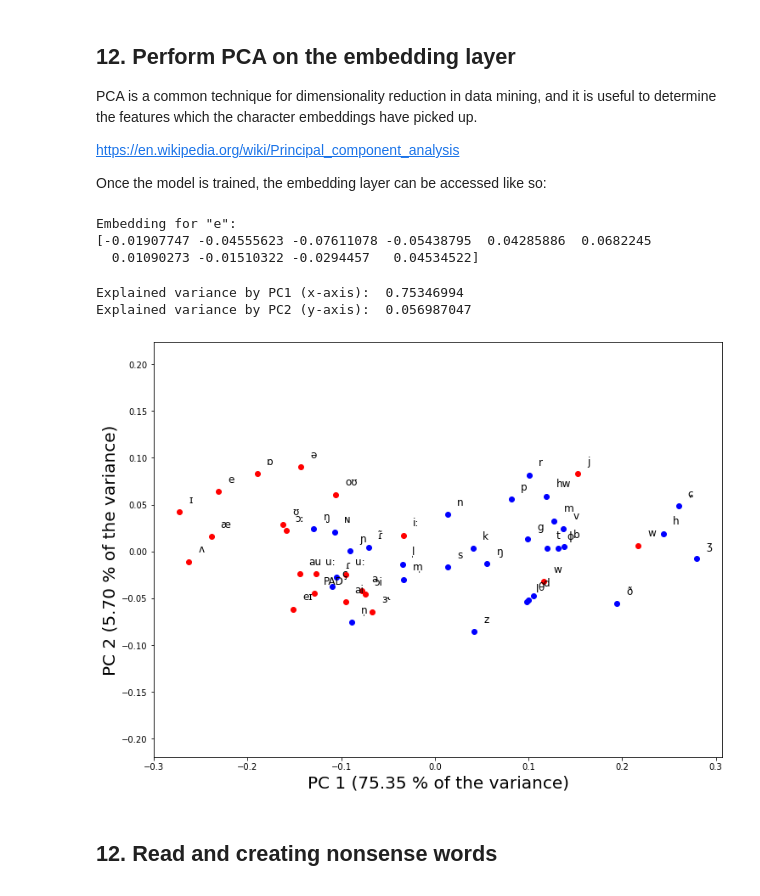
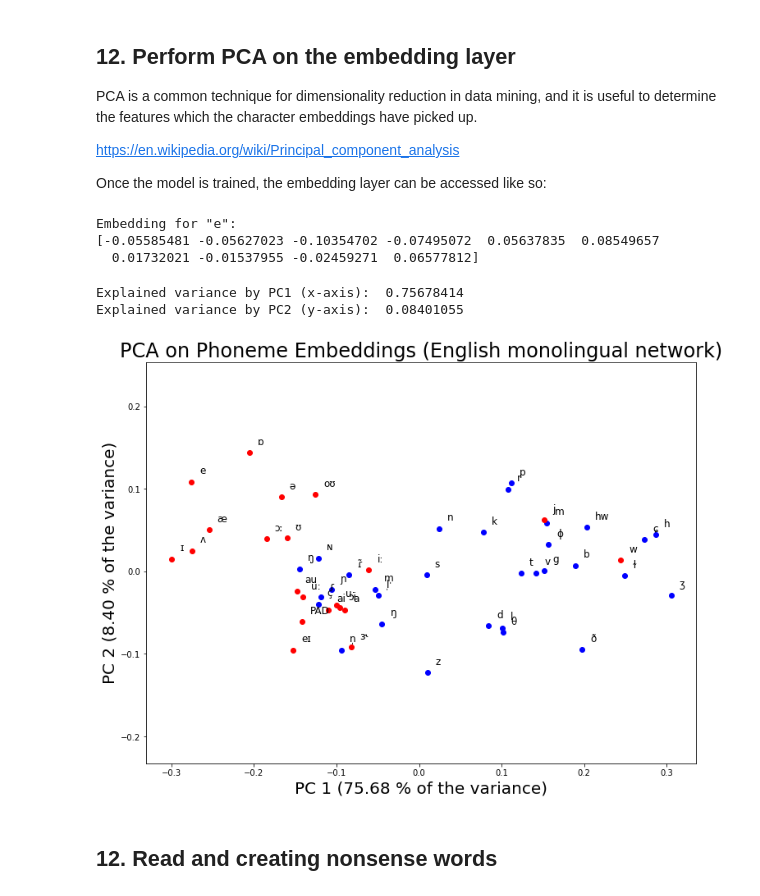
Before and after one commit to marcomzp/RNNs, a Jupyter notebook: EnglishEmbedding.ipynb, the cells around one changed output. Cells and saved outputs as stored; diff of their text form; code cells hidden in the pictures.

```diff
--- a/EnglishEmbedding.ipynb
+++ b/EnglishEmbedding.ipynb
@@ -81,7 +79,7 @@ If not, change the variable 'folder' to match the location of this notebook, and
  clean_words.gsheet       nonsense_nasals.csv
  EnglishEmbedding.ipynb   output2.csv
 # %%
-folder = '/content/drive/MyDrive/RNNs/English/'
+folder = '/content/drive/MyDrive/RNNs/segments/English/'
 
 print(os.listdir(folder))
 # %% [output]
@@ -161,7 +159,7 @@ ipas = {
 
 	"H" : "hw",
 
-	"L" : "w",
+	"L" : "ɫ",
 	"l" : "l",
 	"7" : "l̩",
 
@@ -492,9 +490,8 @@ None
 
 The code below divides the corpus into train, valid, and test sets, and produces BatchGenerators to be used to train the network.
 # %%
-X_train, X_test = train_test_split(word_grid, test_size=0.3) # 30% test, %70 is training
+X_train, X_valid = train_test_split(word_grid, test_size=0.3) # 30% test, %70 is training
 
-X_train, X_valid = train_test_split(X_train, test_size=0.2) #20% of the training is validation
 
 train_gen = BatchGenerator(X_train, max_len, batch_size, len(char2id)) #batch size is 4000 (set before)
 valid_gen = BatchGenerator(X_valid, max_len, batch_size, len(char2id))
@@ -502,5 +499,5 @@ valid_gen = BatchGenerator(X_valid, max_len, batch_size, len(char2id))
 
 print("Shape of training data:", X_train.shape) #shape is telling me how many words. 24 charcaters (two dimentions)
 print("Shape of validation data:", X_valid.shape)
-print("Shape of test data:", X_test.shape) #its not in the batch generator yet/
+print("Shape of test data:", X_valid.shape) #its not in the batch generator yet/
 # %% [output]
@@ -558,19 +555,19 @@ Data from the test set can be provided to the model to show its prediction. The
 
 Note that the phones in the output will look incoherent, but this is to be expected. For example, if the RNN has seen that a word begins with "n", there is no way to know for sure which phone should follow, however, that phone should be a vowel rather than a consonant. The neural network will be trained to notice patterns like these, even if it cannot predict a word perfectly.
 # %%
-prediction = model1.predict(X_test[:10]) #takes the first ten words of the test data, probabilities of the next
+prediction = model1.predict(X_valid[:10]) #takes the first ten words of the test data, probabilities of the next
 
 #in the print out, the inout and what is likely to come after
 
 #print("prediction:", prediction)
 #print(prediction.shape)
 
-#for i in range(prediction.shape[0]):
+#for i in range(prediction.shapevalid
 for i in range(10):
   # selects the largest value in the output vector as the prediction for the character
   am = np.argmax(prediction[i], axis=1)
   print("*" * 80)
-  print("input  >>", ' '.join([id2char[i] for i in X_test[i]]).replace("PAD", "_"))
+  print("input  >>", ' '.join([id2char[i] for i in X_valid[i]]).replace("PAD", "_"))
   print("output >>", ' '.join([id2char[i] for i in am]).replace("PAD", "_"))
 # %% [output]
 ********************************************************************************
@@ -602,15 +599,20 @@ Once the model is trained, the embedding layer can be accessed like so:
 # use index 0 since the embedding layer is the first layer in the NN
 emb_layer = model1.layers[0].get_weights()[0] #you give it a bunch of layer. getting the first embedding.
 #what the input. demonstrating the embedding layer.
+#maybe getting the 0 weight is not ideal. get rid of .get_weifhts.
+#emb_layer = model1.layers[0]
+#check the syntax and see what the zero is,. check how it works.
 
 example_char = "e"
 
 print("Embedding for \"{}\":\n{}".format(example_char, emb_layer[char2id[example_char]]))
 # %% [output]
 Embedding for "e":
-[-0.01907747 -0.04555623 -0.07611078 -0.05438795  0.04285886  0.0682245
-  0.01090273 -0.01510322 -0.0294457   0.04534522]
+[-0.05585481 -0.05627023 -0.10354702 -0.07495072  0.05637835  0.08549657
+  0.01732021 -0.01537955 -0.02459271  0.06577812]
 # %%
+
+
 pca = PCA()
 
 pca.fit(emb_layer)
@@ -618,36 +620,37 @@ pca.fit(emb_layer)
 print("Explained variance by PC1 (x-axis): ", pca.explained_variance_ratio_[0])
 print("Explained variance by PC2 (y-axis): ", pca.explained_variance_ratio_[1])
 
 
 trans_vects = pca.transform(emb_layer)
 
 char_labels = [phon2ipa(id2char[i]) for i in range(len(id2char))]
 
 plt.figure(figsize=(12, 9))
 
 for c, x, y in zip(char_labels, trans_vects[:,0], trans_vects[:,1]):
 
   color = "blue"
   if c == "END":
     continue
   if c in ['i:', 'e', 'w', 'j', 'a',  'ɪ', 'eɪ', 'æ',
            'ɒ',  'u:',  'ə',  'ʌ', 'u:', 'ʊ', 'ɔː', 'ai',  'ɔi',  'au',  'oʊ',
            'ɪ',  'ɝ', 'PAD']:
     color = "red"
 
   # print(c, x, y)
   plt.scatter(x, y, color=color)
   plt.text(x+0.01, y+0.01, c, fontsize=12)
 
 #plt.ylim((-0.2,0.2))
+plt.title("PCA on Phoneme Embeddings (English monolingual network)", fontsize=24)
 plt.xlabel("PC 1 ({:.2f} % of the variance)".format(pca.explained_variance_ratio_[0] * 100), fontsize=20)
 plt.ylabel("PC 2 ({:.2f} % of the variance)".format(pca.explained_variance_ratio_[1] * 100), fontsize=20)
 plt.axis('equal')
 plt.show()
 # %% [output]
-Explained variance by PC1 (x-axis):  0.75346994
-Explained variance by PC2 (y-axis):  0.056987047
+Explained variance by PC1 (x-axis):  0.75678414
+Explained variance by PC2 (y-axis):  0.08401055
-[figure, old version]
+[figure, new version]
 # %% [markdown]
 ## 12. Read and creating nonsense words
 # %%
```
Also changed, not shown: parts of 11 cells of this notebook, 10 other files.
